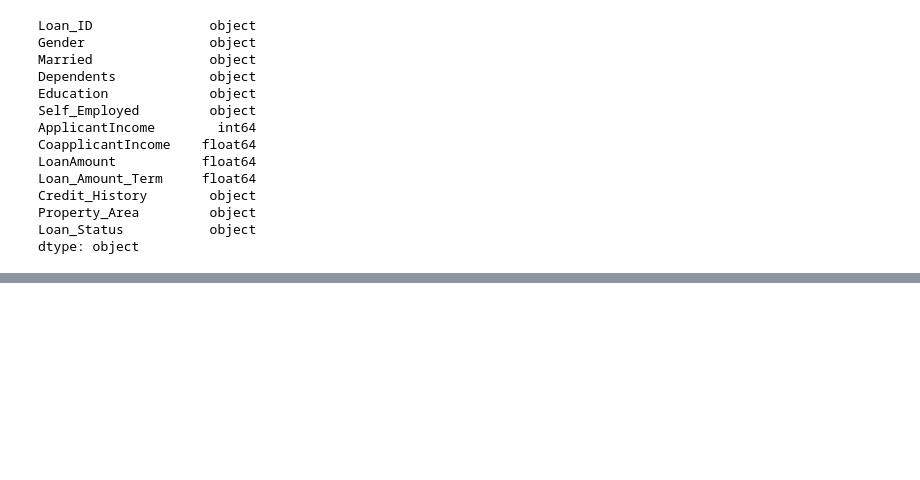
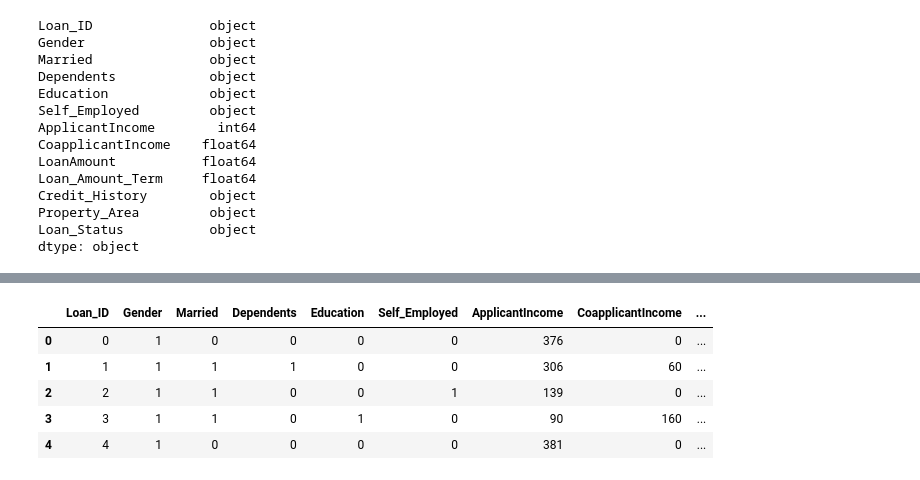
Before and after one commit to crosstrack10/data-science-projects, a Jupyter notebook: loan_data_exploratory_analysis.ipynb, the cells around one changed output, grey strips where cells are left out. Drawn from its saved outputs; the diff is of its cells as text; code cells hidden in the pictures; blank space fills up the shorter version.

```diff
--- a/loan_data_exploratory_analysis.ipynb
+++ b/loan_data_exploratory_analysis.ipynb
@@ -195,0 +213,19 @@ It could be interesting to combine ApplicantIncome and Coapplicantincome into a
+# %%
+# converting categorical values to numerical to see relationships
+from sklearn import preprocessing
+
+label = preprocessing.LabelEncoder()
+data_encoded = pd.DataFrame()
+
+for i in loan_data.columns :
+  data_encoded[i] = label.fit_transform(loan_data[i])
+# %%
+# first five rows
+data_encoded.head()
+# %% [output]
+|  | Loan_ID | Gender | Married | Dependents | Education | Self_Employed | ApplicantIncome | CoapplicantIncome | ... |
+| 0 | 0 | 1 | 0 | 0 | 0 | 0 | 376 | 0 | ... |
+| 1 | 1 | 1 | 1 | 1 | 0 | 0 | 306 | 60 | ... |
+| 2 | 2 | 1 | 1 | 0 | 0 | 1 | 139 | 0 | ... |
+| 3 | 3 | 1 | 1 | 0 | 1 | 0 | 90 | 160 | ... |
+| 4 | 4 | 1 | 0 | 0 | 0 | 0 | 381 | 0 | ... |
```
Also changed, not shown: parts of 37 cells of this notebook.
